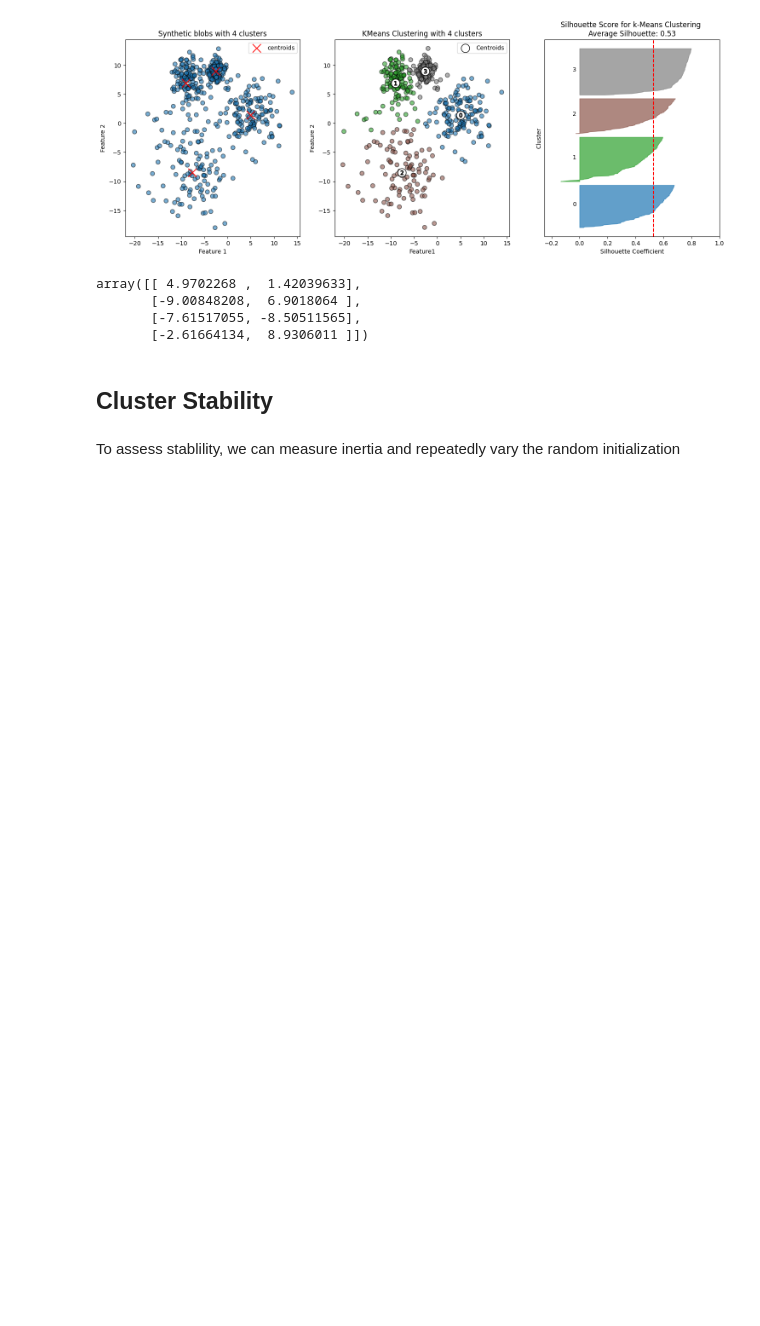
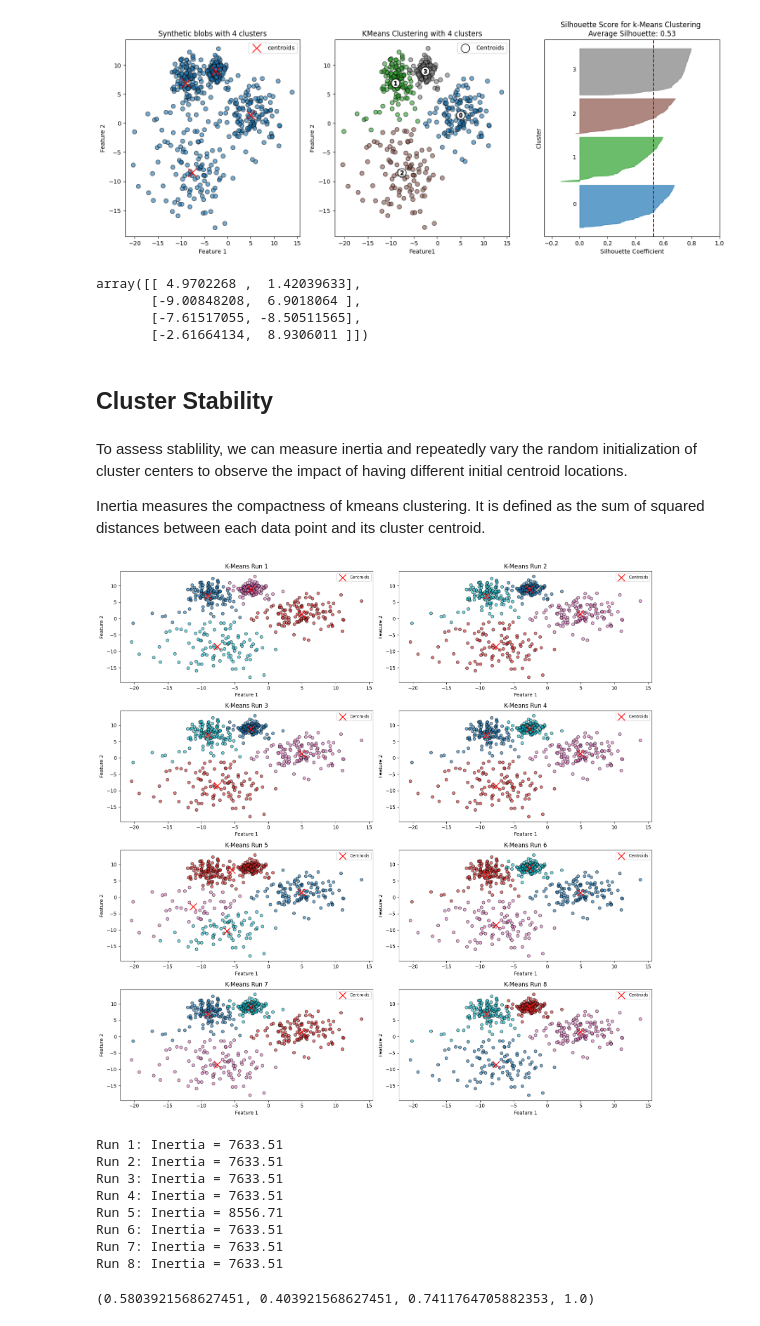
Before and after one commit to Tinonturja/MachineLearning, a Jupyter notebook: Evaluating K_Means Clustering.ipynb, the cells around one changed output. Drawn from its saved outputs; the diff is of its cells as text; code cells hidden in the pictures; blank space fills up the shorter version.

Commit message:
Checking the performance of KMeans

```diff
--- a/Evaluating K_Means Clustering.ipynb
+++ b/Evaluating K_Means Clustering.ipynb
@@ -201,4 +201,44 @@ array([[ 4.9702268 ,  1.42039633],
 # %% [markdown]
 ## Cluster Stability
 # %% [markdown]
-To assess stablility, we can measure inertia and repeatedly vary the random initialization
+To assess stablility, we can measure inertia and repeatedly vary the random initialization of cluster centers to observe the impact of having different initial centroid locations.
+
+Inertia measures the compactness of kmeans clustering. It is defined as the sum of squared distances between each data point and its cluster centroid.
+# %%
+n_runs = 8
+inertia_values = []
+ncols = 2
+n_clusters = 4
+nrows = - (-n_runs//ncols)
+plt.figure(figsize = (16,16))
+
+for i in range(n_runs):
+    kmeans = KMeans(n_clusters=4, random_state=None)
+    kmeans.fit(X)
+    inertia_values.append(kmeans.inertia_)
+
+
+
+    plt.subplot(nrows,ncols, i+1)
+    plt.scatter(X[:,0], X[:,1], c = kmeans.labels_, cmap = 'tab10', alpha = 0.6, edgecolor = 'k')
+    plt.scatter(kmeans.cluster_centers_[:,0], kmeans.cluster_centers_[:,1], c = 'red', s = 200, marker = 'x', label = 'Centroids')
+    plt.title(f'K-Means Run {i + 1}')
+    plt.xlabel('Feature 1')
+    plt.ylabel('Feature 2')
+    plt.legend(loc='upper right', fontsize='small')
+
+plt.tight_layout()
+plt.show()
+
+for i, inertia in enumerate(inertia_values, start = 1):
+    print(f"Run {i}: Inertia = {inertia:.2f}")
+# %% [output]
+[figure, added]
+Run 1: Inertia = 7633.51
+Run 2: Inertia = 7633.51
+Run 3: Inertia = 7633.51
+Run 4: Inertia = 7633.51
+Run 5: Inertia = 8556.71
+Run 6: Inertia = 7633.51
+Run 7: Inertia = 7633.51
+Run 8: Inertia = 7633.51
@@ -204,0 +248,4 @@ To assess stablility, we can measure inertia and repeatedly vary the random init
+# %%
+c
+# %% [output]
+(0.5803921568627451, 0.403921568627451, 0.7411764705882353, 1.0)
```
Also changed, not shown: parts of 3 cells of this notebook.
